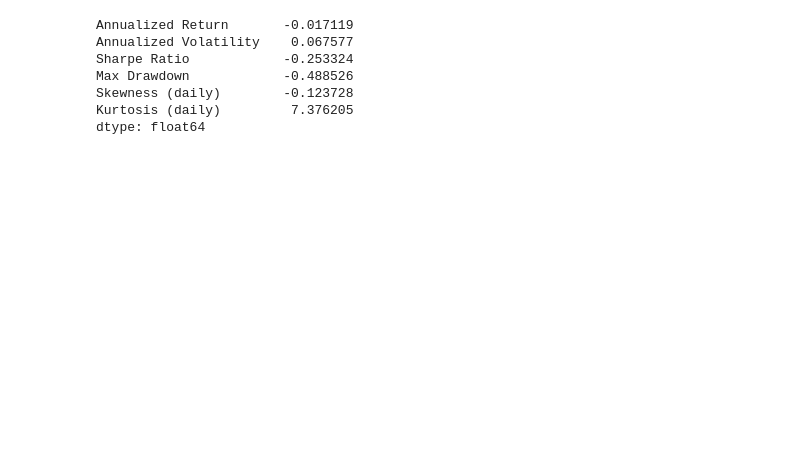
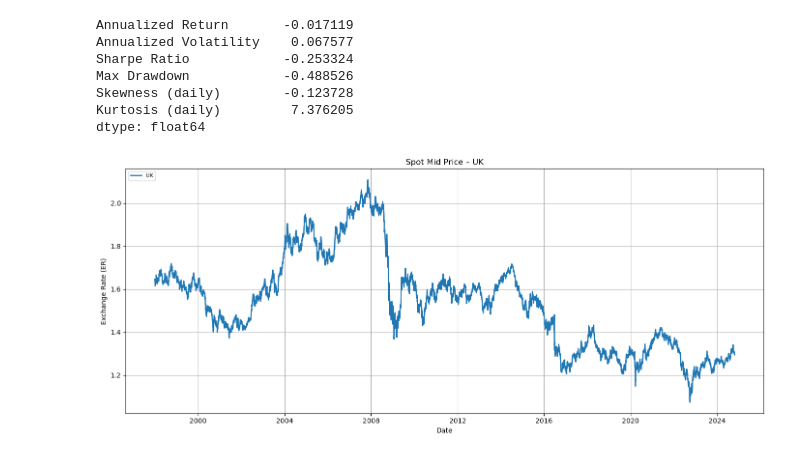
Before and after one commit to Thomasdeport/Dauphine203-Courses, a Jupyter notebook: international_finance/project.ipynb, the cells around one changed output. Cells and saved outputs as stored; diff of their text form; code cells hidden in the pictures; blank space fills up the shorter version.

```diff
--- a/international_finance/project.ipynb
+++ b/international_finance/project.ipynb
@@ -680,3 +626,91 @@ Max Drawdown            -0.488526
 Skewness (daily)        -0.123728
 Kurtosis (daily)         7.376205
 dtype: float64
+# %%
+import matplotlib.pyplot as plt
+
+def plot_prices(ER, currency=None):
+
+    plt.figure(figsize=(14, 6))
+
+    if currency is not None:
+        if currency not in ER.columns:
+            print(f"Currency '{currency}' not found.")
+            return
+        plt.plot(ER.index, ER[currency], label=currency, linewidth=1.8)
+    else:
+        for cur in ER.columns:
+            plt.plot(ER.index, ER[cur], linewidth=1, alpha=0.8, label=cur)
+
+    plt.title("Spot Mid Prices" if currency is None else f"Spot Mid Price – {currency}")
+    plt.xlabel("Date")
+    plt.ylabel("Exchange Rate (ER)")
+    plt.grid(True)
+    plt.legend(loc="upper left", fontsize=8, ncol=3)
+    plt.tight_layout()
+    plt.show()
+
+def plot_signals(ER, signals, currency=None):
+
+    plt.figure(figsize=(14, 6))
+
+    if currency is not None:
+        if currency not in ER.columns:
+            print(f"Currency '{currency}' not found.")
+            return
+
+        price = ER[currency]
+        sig   = signals[currency]
+
+        buy_idx  = sig[sig == 1].index
+        sell_idx = sig[sig == -1].index
+
+        plt.plot(price.index, price.values, color="black", linewidth=1.8, label=f"{currency} ER")
+        plt.scatter(buy_idx, price.loc[buy_idx], color="green", marker="^", s=50, label="Buy")
+        plt.scatter(sell_idx, price.loc[sell_idx], color="red", marker="v", s=50, label="Sell")
+
+    else:
+        # Plot all currencies’ signals only (not their price curves)
+        for cur in ER.columns:
+            price = ER[cur]
+            sig   = signals[cur]
+
+            buy_idx  = sig[sig == 1].index
+            sell_idx = sig[sig == -1].index
+
+            plt.scatter(buy_idx, price.loc[buy_idx], color="green", marker="^", s=25)
+            plt.scatter(sell_idx, price.loc[sell_idx], color="red", marker="v", s=25)
+
+        plt.plot([], [], color="green", marker="^", linestyle="", label="Buy signals")
+        plt.plot([], [], color="red", marker="v", linestyle="", label="Sell signals")
+
+    plt.title("Buy/Sell Signals" if currency is None else f"Buy/Sell Signals – {currency}")
+    plt.xlabel("Date")
+    plt.ylabel("Exchange Rate (ER)")
+    plt.grid(True)
+    plt.legend()
+    plt.tight_layout()
+    plt.show()
+
+def plot_pnl(strat_ret, title="Cumulative PnL – Strategy"):
+    pnl = (1 + strat_ret.fillna(0)).cumprod()
+
+    plt.figure(figsize=(14, 5))
+    plt.plot(pnl.index, pnl.values, linewidth=2, color="blue", label="Strategy PnL")
+
+    plt.title(title)
+    plt.xlabel("Date")
+    plt.ylabel("Cumulative Return")
+    plt.grid(True)
+    plt.legend()
+    plt.tight_layout()
+    plt.show()
+
+
+BID, ER, OFFER = split_bid_offer(xusd_df)
+curr = "UK"
+plot_prices(ER, currency = curr)
+plot_signals(ER, signals, currency = curr)
+plot_pnl(strat_ret)
+# %% [output]
+[figure, added]
```
Also changed, not shown: parts of 20 cells of this notebook.
